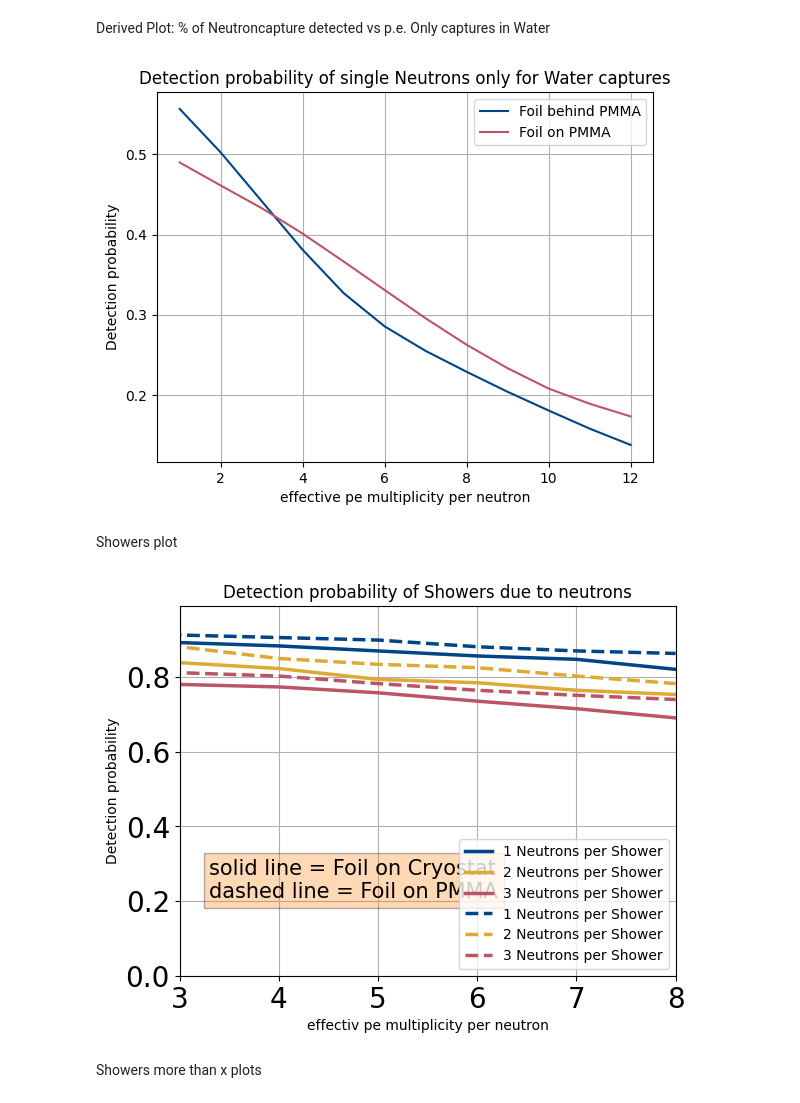
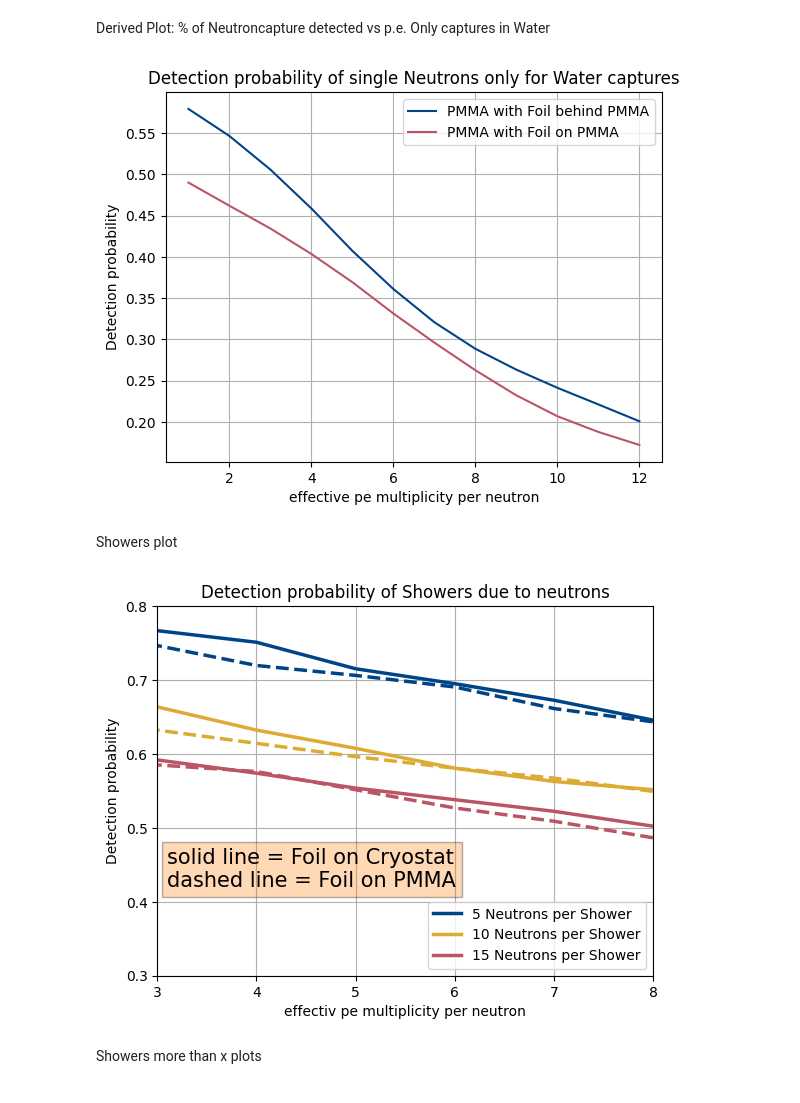
Before and after one commit to EricMEsch/WWLegend-Analysis, a Jupyter notebook: NeutronTaggerEfficiency.ipynb, the cells around one changed output. Drawn from its saved outputs; the diff is of its cells as text; code cells hidden in the pictures.

```diff
--- a/NeutronTaggerEfficiency.ipynb
+++ b/NeutronTaggerEfficiency.ipynb
@@ -12,13 +12,16 @@ file_path = '/home/eric/sim/WWLegend/Archive/Neutrontaggerruns/Warwick without A
     nPMMA is an array where each entry says how many photon timestamp belong to that neutron.
     Time for the time entries. Each entry is one photon timestamp.
     PMMA means the PMMA geometry, other geometries are possible, currently commented out."""
-nPMMA = np.loadtxt(file_path + "Foil Behind PMMA/PMMAAmount.txt", dtype=float, delimiter=',', skiprows=5, unpack=True)
-timePMMA = np.loadtxt(file_path + "Foil Behind PMMA/PMMATimes.txt", dtype=float, skiprows=5, delimiter=',', unpack=True)
-nPMMAFoil = np.loadtxt(file_path + "/Foil On PMMA/PMMAAmount.txt", dtype=float, delimiter=',', skiprows=5, unpack=True)
-timePMMAFoil = np.loadtxt(file_path + "/Foil On PMMA/PMMATimes.txt", dtype=float, skiprows=5, delimiter=',', unpack=True)
+nPMMA = np.loadtxt(file_path + "Foil Behind PMMA/PMMAAmountWithLidBoundary.txt", dtype=float, delimiter=',', skiprows=5, unpack=True)
+timePMMA = np.loadtxt(file_path + "Foil Behind PMMA/PMMATimesWithLidBoundary.txt", dtype=float, skiprows=5, delimiter=',', unpack=True)
+nPMMAFoil = np.loadtxt(file_path + "/Foil On PMMA/PMMAAmount2.txt", dtype=float, delimiter=',', skiprows=5, unpack=True)
+timePMMAFoil = np.loadtxt(file_path + "/Foil On PMMA/PMMATimes2.txt", dtype=float, skiprows=5, delimiter=',', unpack=True)
 """ no carries the id to which shower each neutron belongs. """
 no, x, y, z, ekin, NeutronCaptureTimeDelay = np.loadtxt(file_path + "ShowerIDs.txt", dtype=float, delimiter=',', skiprows=1, unpack=True)
 identifierPMMA, useless, session, session2, bruh, bruh2 = np.loadtxt(file_path + "PMMARun.txt", dtype=float, delimiter=',', unpack=True)
+
+name1= "PMMA with Foil behind PMMA"
+name2 = "PMMA with Foil on PMMA"
 # %% [markdown]
 Functions For the SHOWERS plot
 # %%
@@ -262,9 +263,9 @@ multiplicitys = np.linspace(2,8,7)
 subPMMA = subarray_it_up(nPMMA, timePMMA, no)
 subPMMAFoil = subarray_it_up(nPMMAFoil, timePMMAFoil, no)
 
-PMMA1 = more_than_x_Array(AllShowers = subPMMA,x=1, multiplicitys = multiplicitys)
-PMMA2 = more_than_x_Array(AllShowers = subPMMA, x=2, multiplicitys = multiplicitys)
-PMMA3 = more_than_x_Array(AllShowers = subPMMA,x=3, multiplicitys = multiplicitys)
-PMMAFoil1 = more_than_x_Array(AllShowers = subPMMAFoil,x=1, multiplicitys = multiplicitys)
-PMMAFoil2 = more_than_x_Array(AllShowers = subPMMAFoil,x=2, multiplicitys = multiplicitys)
-PMMAFoil3 = more_than_x_Array(AllShowers = subPMMAFoil,x=3, multiplicitys = multiplicitys)
+PMMA5 = more_than_x_Array(AllShowers = subPMMA,x=5, multiplicitys = multiplicitys)
+PMMA10 = more_than_x_Array(AllShowers = subPMMA, x=10, multiplicitys = multiplicitys)
+PMMA15 = more_than_x_Array(AllShowers = subPMMA,x=15, multiplicitys = multiplicitys)
+PMMAFoil5 = more_than_x_Array(AllShowers = subPMMAFoil,x=5, multiplicitys = multiplicitys)
+PMMAFoil10 = more_than_x_Array(AllShowers = subPMMAFoil,x=10, multiplicitys = multiplicitys)
+PMMAFoil15 = more_than_x_Array(AllShowers = subPMMAFoil,x=15, multiplicitys = multiplicitys)
@@ -365,56 +391,54 @@ plt.show()
 Derived Plot: % of Neutroncapture detected vs p.e. Only captures in Water
 # %%
 fig, ax1 = plt.subplots()
-ax1.plot(xPEs, PePerNCaptureWater,  color = "#004488", label = "Foil behind PMMA")
-ax1.plot(xPEs, PePerNCaptureFoilWater,  color = "#BB5566", label = "Foil on PMMA")
+ax1.plot(xPEs, PePerNCaptureWater,  color = "#004488", label = name1)
+ax1.plot(xPEs, PePerNCaptureFoilWater,  color = "#BB5566", label = name2)
 
 ax1.set_xlabel('effective pe multiplicity per neutron')
 ax1.set_ylabel('Detection probability')
 ax1.set_title('Detection probability of single Neutrons only for Water captures')
 ax1.grid()
 ax1.legend()
-#plt.savefig("/home/eric/sim/WWLegend/Plots/SingleDetectionChanceWaterCapturesOnly.png")
+#plt.savefig("/home/eric/sim/WWLegend/Plots/NTaggerOptimization/SingleDetectionChanceWaterCapturesOnly.png", dpi=300, bbox_inches="tight", pad_inches=0.1)
 plt.show()
 # %% [output]
-[figure, old version]
+[figure, new version]
 # %% [markdown]
 Showers plot
 # %%
 fig, ax1 = plt.subplots()
 
-ax1.plot(multiplicitys, PMMA1, color = "#004488", linewidth=2.5 ,  label="1 Neutrons per Shower"  )
-ax1.plot(multiplicitys, PMMA2, color = "#DDAA33", linewidth=2.5 , label="2 Neutrons per Shower"  )
-ax1.plot(multiplicitys, PMMA3, color = "#BB5566", linewidth=2.5 , label="3 Neutrons per Shower"  )
-ax1.plot(multiplicitys, PMMAFoil1, color = "#004488", linewidth=2.5 , linestyle = "--",  label="1 Neutrons per Shower"  )
-ax1.plot(multiplicitys, PMMAFoil2, color = "#DDAA33", linewidth=2.5 , linestyle = "--", label="2 Neutrons per Shower"  )
-ax1.plot(multiplicitys, PMMAFoil3, color = "#BB5566", linewidth=2.5 , linestyle = "--", label="3 Neutrons per Shower"  )
+ax1.plot(multiplicitys, PMMA5, color = "#004488", linewidth=2.5 ,  label="5 Neutrons per Shower"  )
+ax1.plot(multiplicitys, PMMA10, color = "#DDAA33", linewidth=2.5 , label="10 Neutrons per Shower"  )
+ax1.plot(multiplicitys, PMMA15, color = "#BB5566", linewidth=2.5 , label="15 Neutrons per Shower"  )
+ax1.plot(multiplicitys, PMMAFoil5, color = "#004488", linewidth=2.5 , linestyle = "--")
+ax1.plot(multiplicitys, PMMAFoil10, color = "#DDAA33", linewidth=2.5 , linestyle = "--")
+ax1.plot(multiplicitys, PMMAFoil15, color = "#BB5566", linewidth=2.5 , linestyle = "--")
 
 
 ax1.set_xlabel('effectiv pe multiplicity per neutron')
 ax1.set_ylabel('Detection probability')
 ax1.set_title('Detection probability of Showers due to neutrons')
 ax1.set_xlim(xmin = 3, xmax= 8)
-ax1.set_ylim(ymin=0, ymax= 0.99)
+ax1.set_ylim(ymin=0.3, ymax= 0.8)
 ax1.grid()
 
-plt.tick_params(axis='both', labelsize=20)
 
 
 ax1.legend(loc='lower right')
 
 info_lines2 = [
     "solid line = Foil on Cryostat",
     "dashed line = Foil on PMMA"
     ]
 info_text2 = '\n'.join(info_lines2)
 
-ax1.text(0.06, 0.21, info_text2, transform=plt.gca().transAxes, bbox=dict(facecolor='C1', alpha=0.3),fontsize=15)
+ax1.text(0.02, 0.24, info_text2, transform=plt.gca().transAxes, bbox=dict(facecolor='C1', alpha=0.3),fontsize=15)
 
-plt.tick_params(axis='both', labelsize=20)
-#plt.savefig("/home/eric/sim/WWLegend/Plots/EfficiencyNoFoil.png")
+#plt.savefig("/home/eric/sim/WWLegend/Plots/NTaggerOptimization/EfficiencyNoFoil.png", dpi=300, bbox_inches="tight", pad_inches=0.1)
 plt.show()
 # %% [output]
-[figure, old version]
+[figure, new version]
 # %% [markdown]
 Showers more than x plots
 # %%
```
Also changed, not shown: parts of 13 cells of this notebook, 11 other files.
